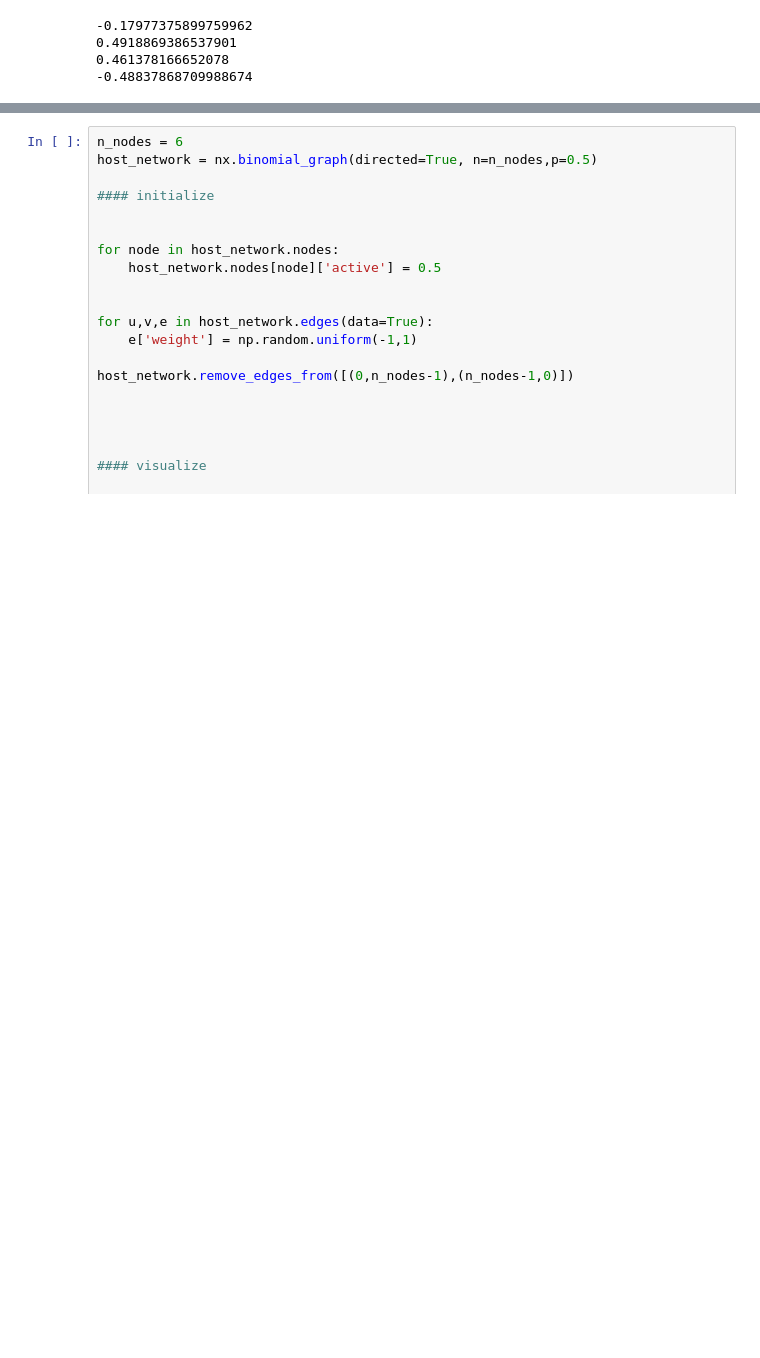
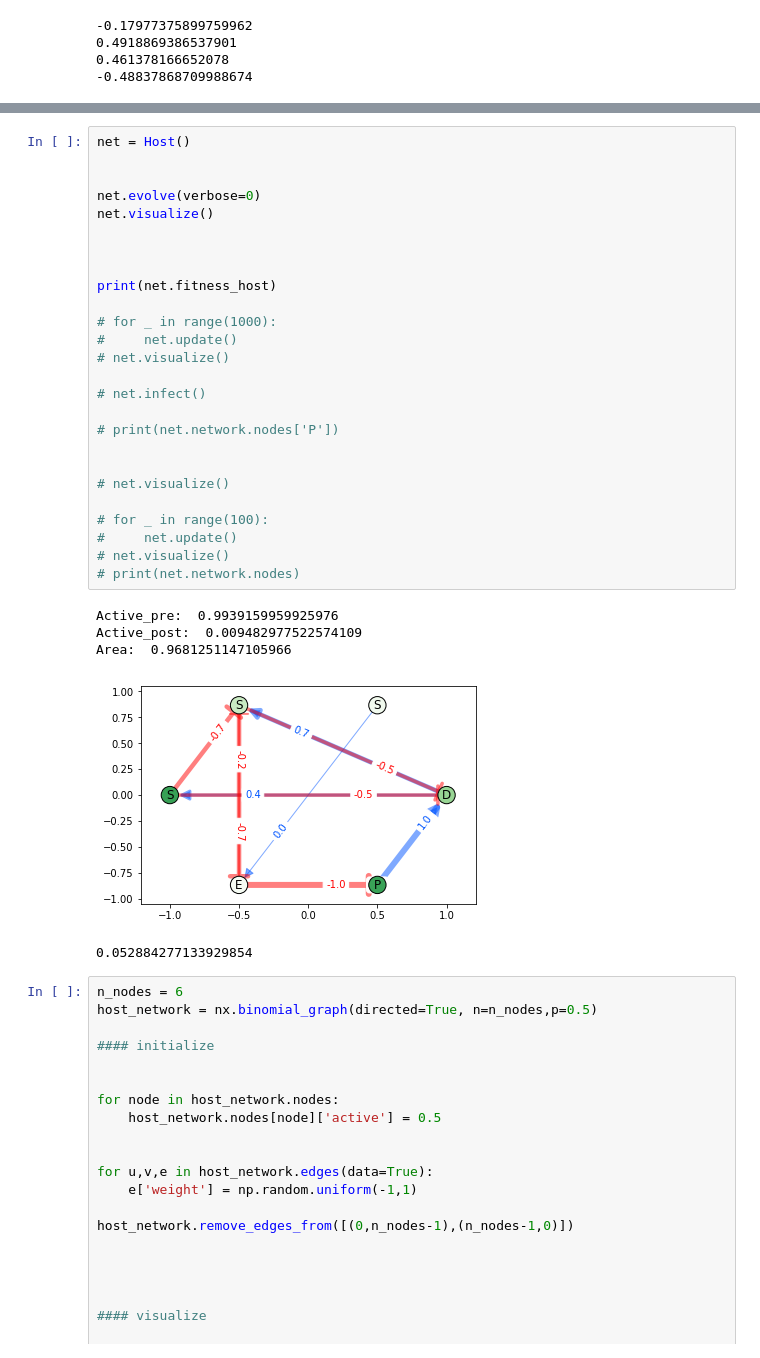
Before and after one commit to Ngort/CS166, a Jupyter notebook: Final project/MS_Immune_Network_Evolution.ipynb, the cells around one changed output, grey strips where cells are left out. Drawn from its saved outputs; the diff is of its cells as text; blank space fills up the shorter version.

```diff
--- a/Final project/MS_Immune_Network_Evolution.ipynb
+++ b/Final project/MS_Immune_Network_Evolution.ipynb
@@ -197,3 +178,35 @@ print(net.network.nodes)
+# %%
+net = Host()
+
+
+net.evolve(verbose=0)
+net.visualize()
+
+
+
+print(net.fitness_host)
+
+# for _ in range(1000):
+#     net.update()
+# net.visualize()
+
+# net.infect()
+
+# print(net.network.nodes['P'])
+
+
+# net.visualize()
+
+# for _ in range(100):
+#     net.update()
+# net.visualize()
+# print(net.network.nodes)
+# %% [output]
+Active_pre:  0.9939159959925976
+Active_post:  0.009482977522574109
+Area:  0.9681251147105966
+[figure, added]
+0.052884277133929854
 # %%
 n_nodes = 6
 host_network = nx.binomial_graph(directed=True, n=n_nodes,p=0.5)
```
Also changed, not shown: parts of 2 cells of this notebook.
